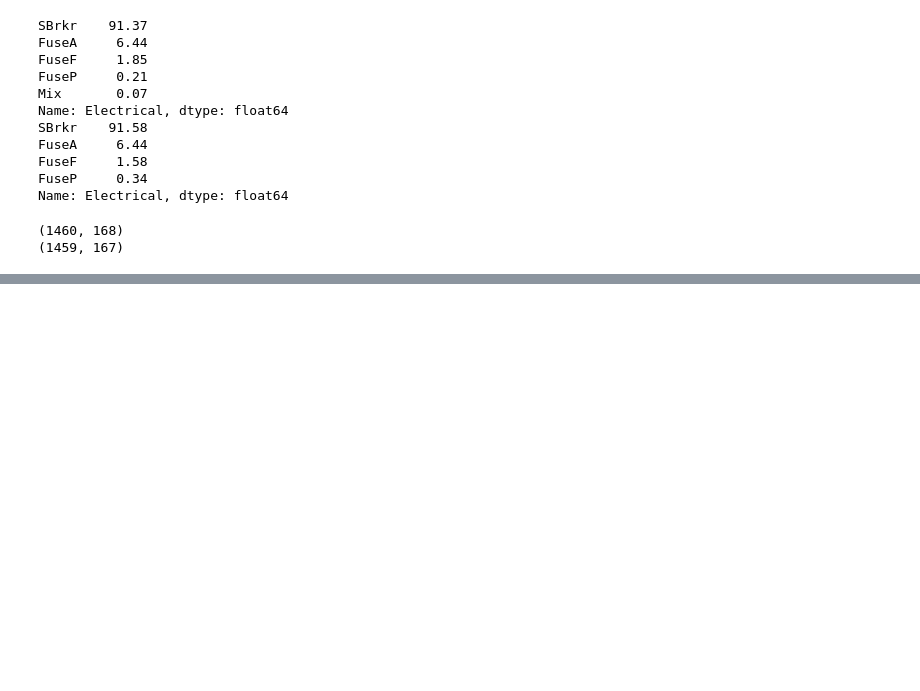
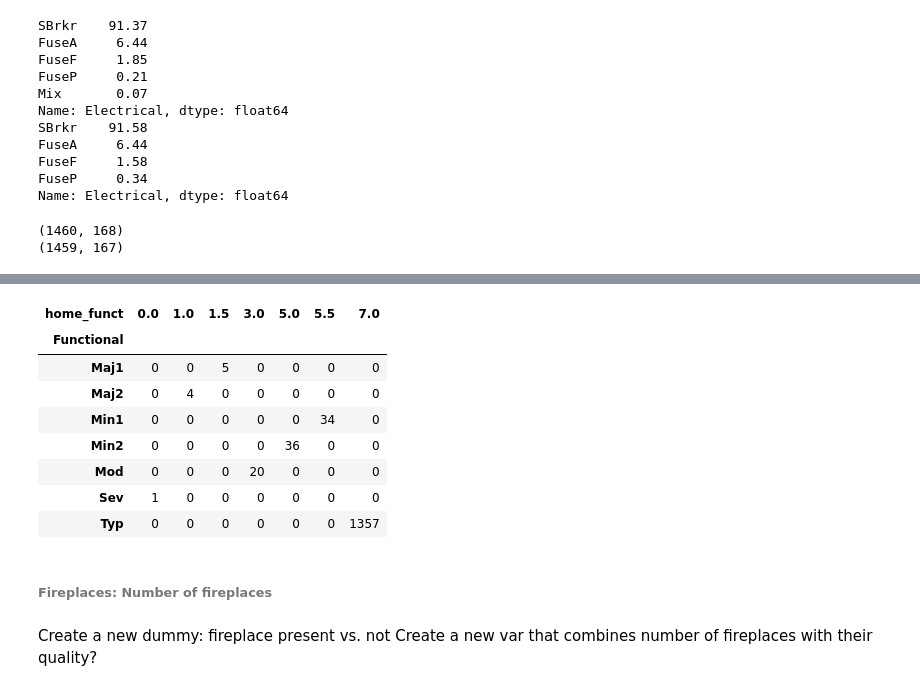
Before and after one commit to gwenkf/IowaHousePrices, a Jupyter notebook: House_Prices_Prepare_Dimitri.ipynb, the cells around one changed output, grey strips where cells are left out. Saved outputs shown, nothing was run; the diff lists cells and outputs as text; code cells hidden in the pictures; blank space fills up the shorter version.

```diff
--- a/House_Prices_Prepare_Dimitri.ipynb
+++ b/House_Prices_Prepare_Dimitri.ipynb
@@ -1402,0 +1462,6 @@ print(test.shape)
+# %%
+test['kitchen_quality'] = 0
+test.loc[test.KitchenQual == 'TA', 'kitchen_quality'] = 1
+test.loc[test.KitchenQual == 'Gd', 'kitchen_quality'] = 2
+test.loc[test.KitchenQual == 'Ex', 'kitchen_quality'] = 3
+pd.crosstab(test.KitchenQual, test.kitchen_quality)
@@ -1402,0 +1502,25 @@ print(test.shape)
+# %%
+test['home_funct'] = 0
+test.loc[test.Functional == 'Sev', 'home_funct'] = 0
+test.loc[test.Functional == 'Maj2', 'home_funct'] = 1
+test.loc[test.Functional == 'Maj1', 'home_funct'] = 1.5
+test.loc[test.Functional == 'Mod', 'home_funct'] = 3
+test.loc[test.Functional == 'Min2', 'home_funct'] = 5
+test.loc[test.Functional == 'Min1', 'home_funct'] = 5.5
+test.loc[test.Functional == 'Typ', 'home_funct'] = 7
+pd.crosstab(test.Functional, test.home_funct)
+# %% [output]
+| home_funct | 0.0 | 1.0 | 1.5 | 3.0 | 5.0 | 5.5 | 7.0 |
+| Functional |  |  |  |  |  |  |  |
+| Maj1 | 0 | 0 | 5 | 0 | 0 | 0 | 0 |
+| Maj2 | 0 | 4 | 0 | 0 | 0 | 0 | 0 |
+| Min1 | 0 | 0 | 0 | 0 | 0 | 34 | 0 |
+| Min2 | 0 | 0 | 0 | 0 | 36 | 0 | 0 |
+| Mod | 0 | 0 | 0 | 20 | 0 | 0 | 0 |
+| Sev | 1 | 0 | 0 | 0 | 0 | 0 | 0 |
+| Typ | 0 | 0 | 0 | 0 | 0 | 0 | 1357 |
+# %% [markdown]
+###### Fireplaces: Number of fireplaces
+# %% [markdown]
+Create a new dummy: fireplace present vs. not
+Create a new var that combines number of fireplaces with their quality?
```
Also changed, not shown: parts of 98 cells of this notebook.
